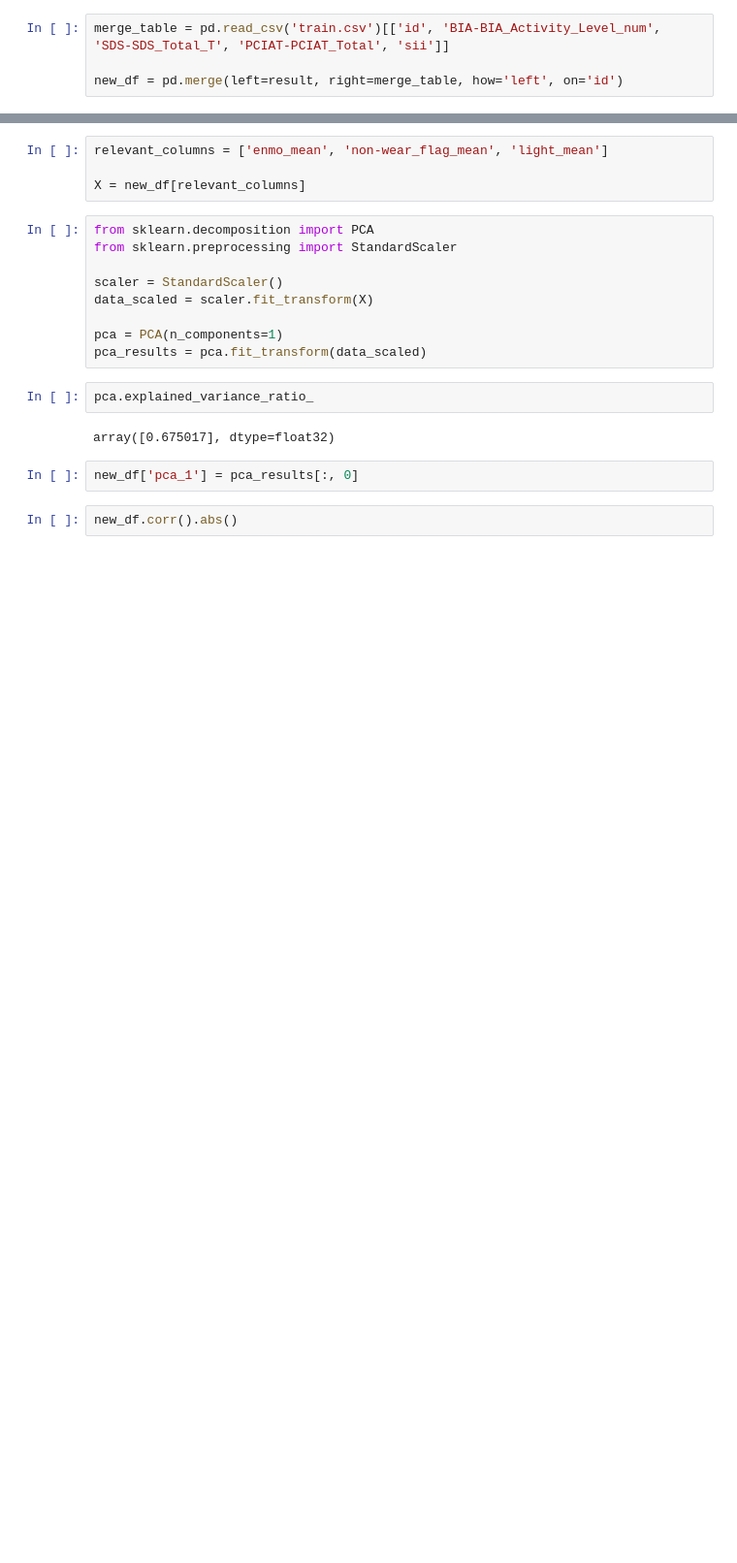
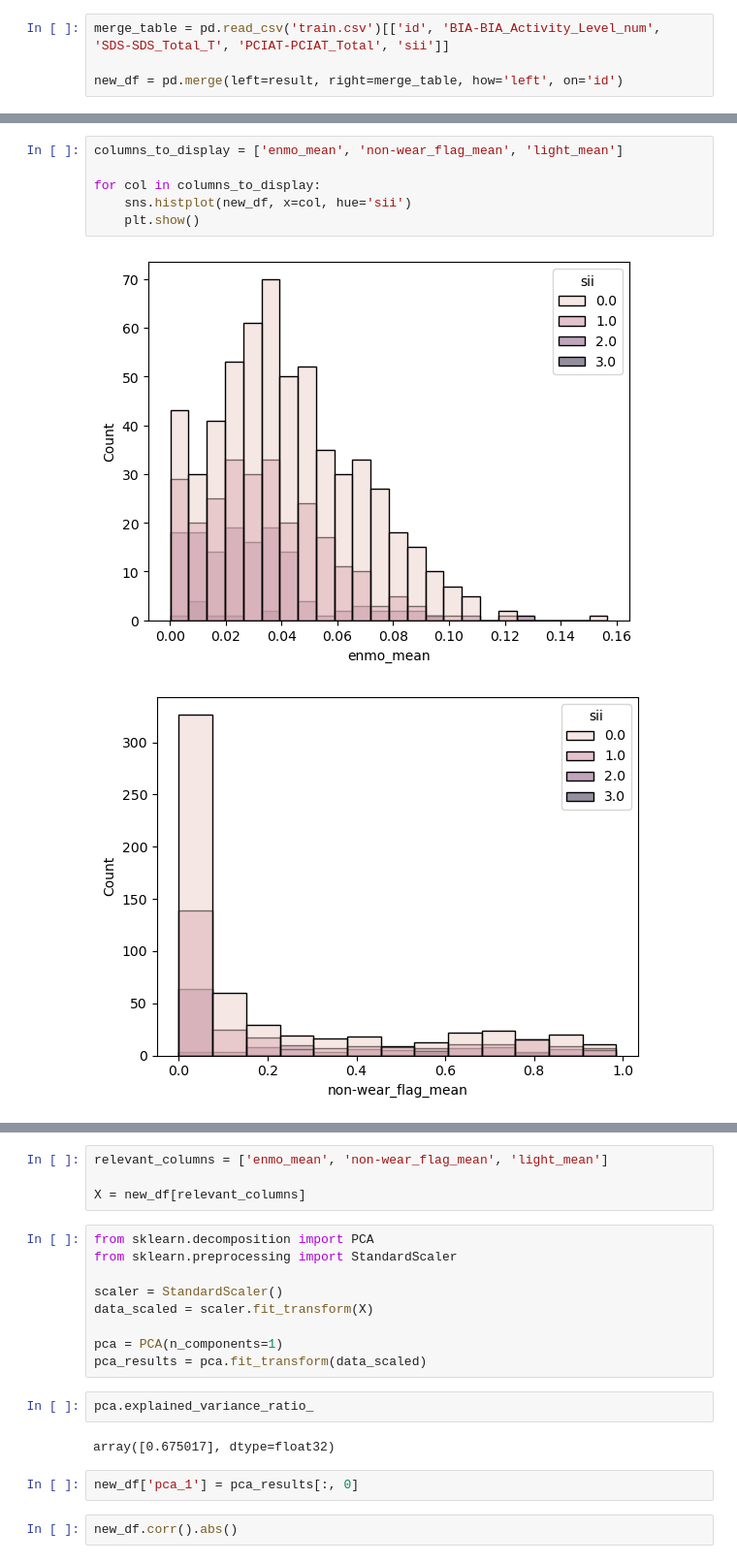
Before and after one commit to ASilins/mal1-2024, a Jupyter notebook: final project/analysis_actigraphy.ipynb, the cells around one changed output, grey strips where cells are left out. Shown at 97% size. Cells and saved outputs as stored; diff of their text form; blank space fills up the shorter version.

```diff
--- a/final project/analysis_actigraphy.ipynb
+++ b/final project/analysis_actigraphy.ipynb
@@ -155,3 +182,12 @@ new_df.corr()
 | SDS-SDS_Total_T | -0.035706 | -0.019374 | -0.002312 | 0.011766 | -0.022788 | 0.025123 | ... |
 | PCIAT-PCIAT_Total | -0.223629 | -0.172526 | 0.116704 | 0.102887 | -0.085371 | 0.043764 | ... |
 | sii | -0.205348 | -0.155682 | 0.116949 | 0.106370 | -0.083179 | 0.041550 | ... |
+# %%
+columns_to_display = ['enmo_mean', 'non-wear_flag_mean', 'light_mean']
+
+for col in columns_to_display:
+    sns.histplot(new_df, x=col, hue='sii')
+    plt.show()
+# %% [output]
+[figure, added]
+[figure, added]
```
Also changed, not shown: parts of 8 cells of this notebook.
